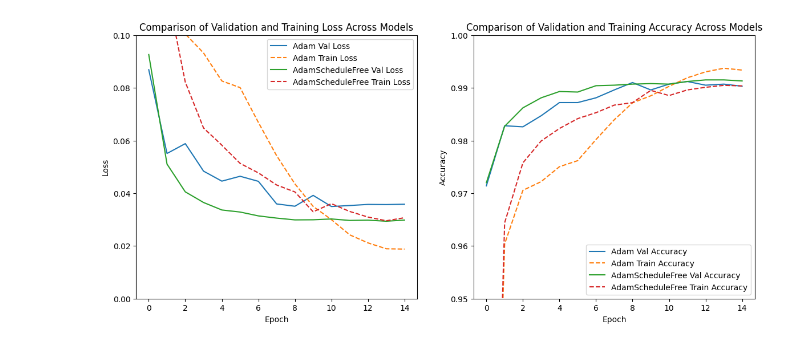
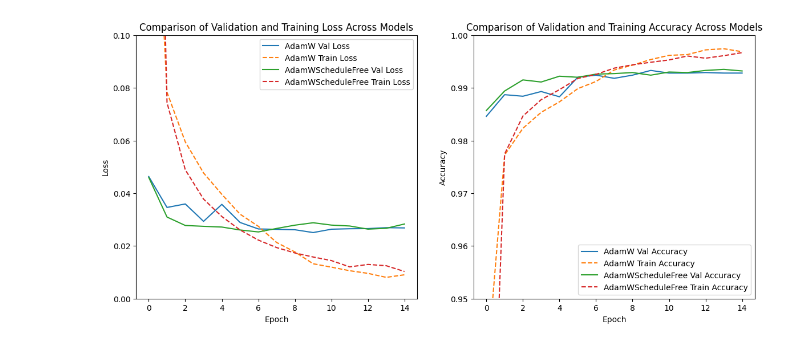
Before and after one commit to ppigazzini/keras3-schedulefree-adamw, a Jupyter notebook: MNIST_test.ipynb, the cells around one changed output. Saved outputs shown, nothing was run; the diff lists cells and outputs as text; code cells hidden in the pictures.

```diff
--- a/MNIST_test.ipynb
+++ b/MNIST_test.ipynb
@@ -149,0 +22,23 @@ Test accuracy: 0.9912999868392944
+# %%
+# Select backend: "tensorflow", "torch", or "jax"
+BACKEND = "tensorflow"
+import os
+os.environ["KERAS_BACKEND"] = BACKEND
+
+import keras
+print(f"Current backend: {keras.backend.backend()}")
+import numpy as np
+from keras.optimizers.schedules import CosineDecay
+from keras import layers, models
+from adamw_schedulefree import AdamWScheduleFree, ScheduleFreeEvalCallback
+
+# Set image data format
+match BACKEND:
+    case "torch":
+        keras.backend.set_image_data_format("channels_first")
+    case "tensorflow" | "jax":
+        keras.backend.set_image_data_format("channels_last")
+    case _:
+        raise ValueError(f"Unknown BACKEND: {BACKEND!r}")
+
+keras.mixed_precision.set_global_policy("mixed_float16")
@@ -174,7 +198,7 @@ def compare_models(histories, labels):
     plt.ylim([0.95, 1])
 
     plt.show()
-# %%
-compare_models([history1, history2], ['Adam', 'AdamScheduleFree'])
-# %% [output]
-[figure, removed]
+# %%
+compare_models([history_adamw, history_adamw_sf], ['AdamW', 'AdamWScheduleFree'])
+# %% [output]
+[figure, added]
```
Also changed, not shown: parts of 6 cells of this notebook, 6 other files.
